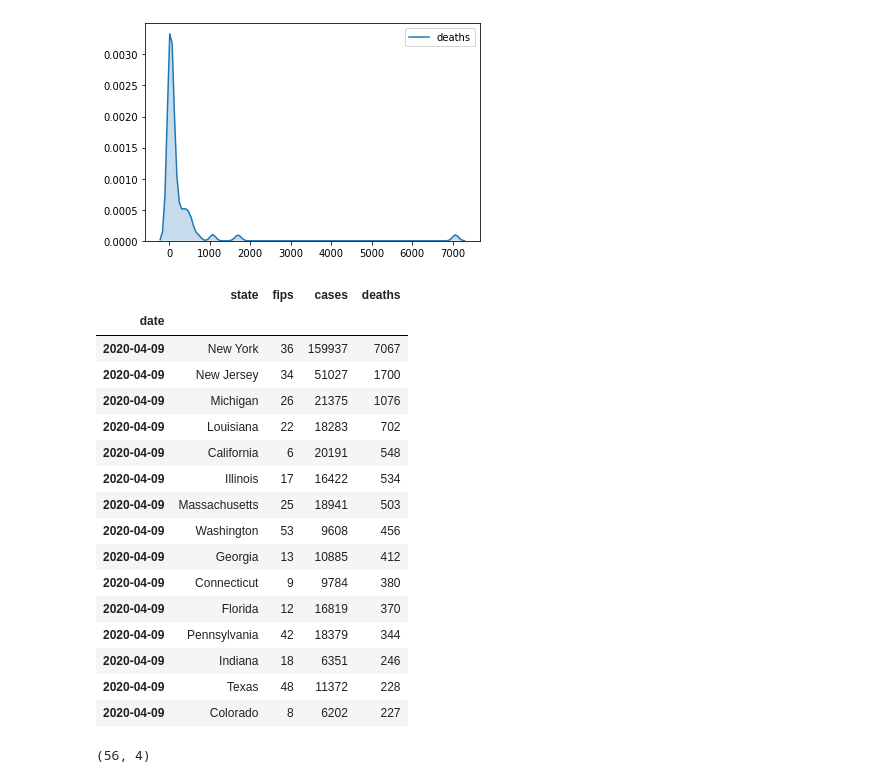
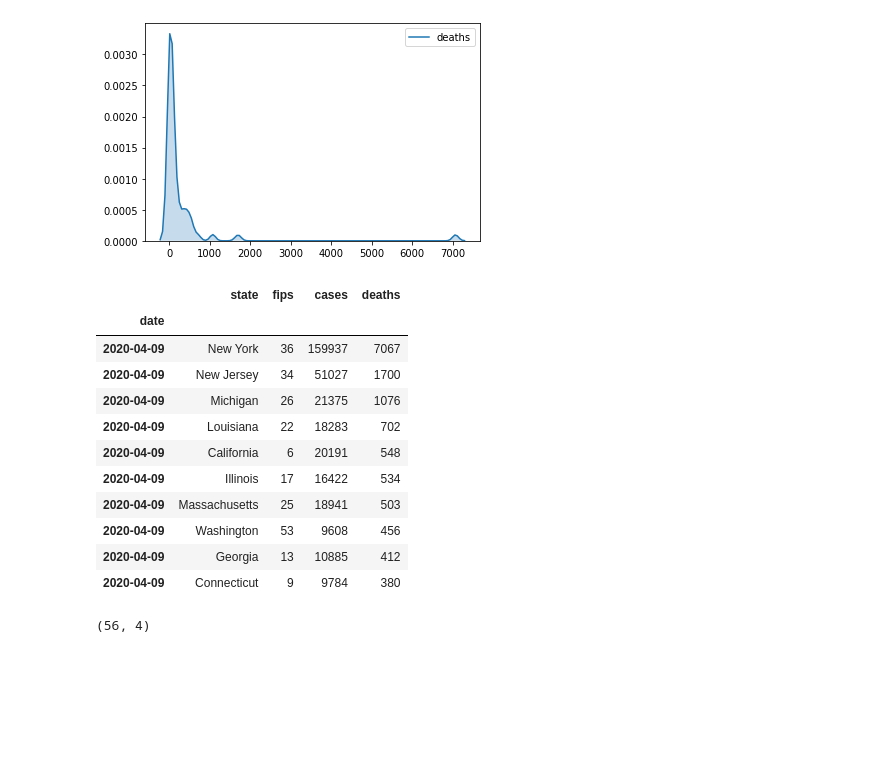
Before and after one commit to leslieshanecr/covid-19-Hawaii, a Jupyter notebook: Covid_19_Hawaii.ipynb, the cells around one changed output. Drawn from its saved outputs; the diff is of its cells as text; code cells hidden in the pictures; blank space fills up the shorter version.

```diff
--- a/Covid_19_Hawaii.ipynb
+++ b/Covid_19_Hawaii.ipynb
@@ -64,25 +64,20 @@ sns.kdeplot(df.loc[daybefore:today]["deaths"], shade=True)
 [figure]
 # %%
 current_df = df.loc[daybefore:today].sort_values(by=["deaths", "cases"], ascending=False)
-current_df.head(15)
+current_df.head(10)
 # %% [output]
 |  | state | fips | cases | deaths |
 | date |  |  |  |  |
 | 2020-04-09 | New York | 36 | 159937 | 7067 |
 | 2020-04-09 | New Jersey | 34 | 51027 | 1700 |
 | 2020-04-09 | Michigan | 26 | 21375 | 1076 |
 | 2020-04-09 | Louisiana | 22 | 18283 | 702 |
 | 2020-04-09 | California | 6 | 20191 | 548 |
 | 2020-04-09 | Illinois | 17 | 16422 | 534 |
 | 2020-04-09 | Massachusetts | 25 | 18941 | 503 |
 | 2020-04-09 | Washington | 53 | 9608 | 456 |
 | 2020-04-09 | Georgia | 13 | 10885 | 412 |
 | 2020-04-09 | Connecticut | 9 | 9784 | 380 |
-| 2020-04-09 | Florida | 12 | 16819 | 370 |
-| 2020-04-09 | Pennsylvania | 42 | 18379 | 344 |
-| 2020-04-09 | Indiana | 18 | 6351 | 246 |
-| 2020-04-09 | Texas | 48 | 11372 | 228 |
-| 2020-04-09 | Colorado | 8 | 6202 | 227 |
 # %%
 current_df.shape
 # %% [output]
```
Also changed, not shown: parts of 6 cells of this notebook.
